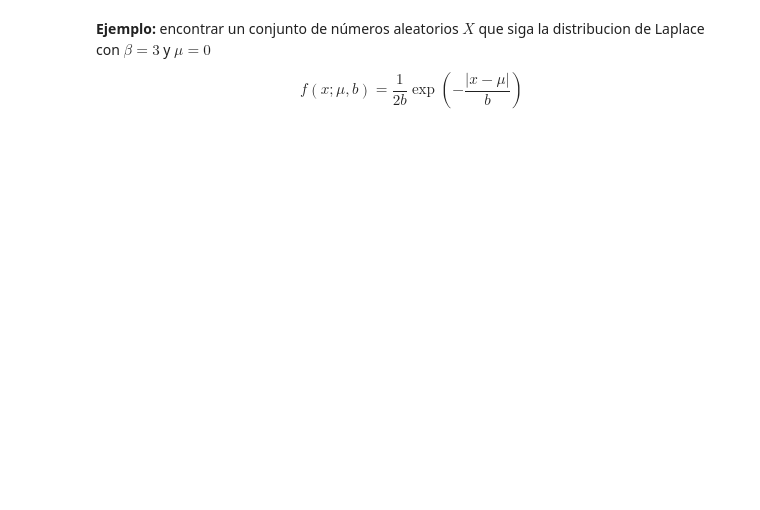
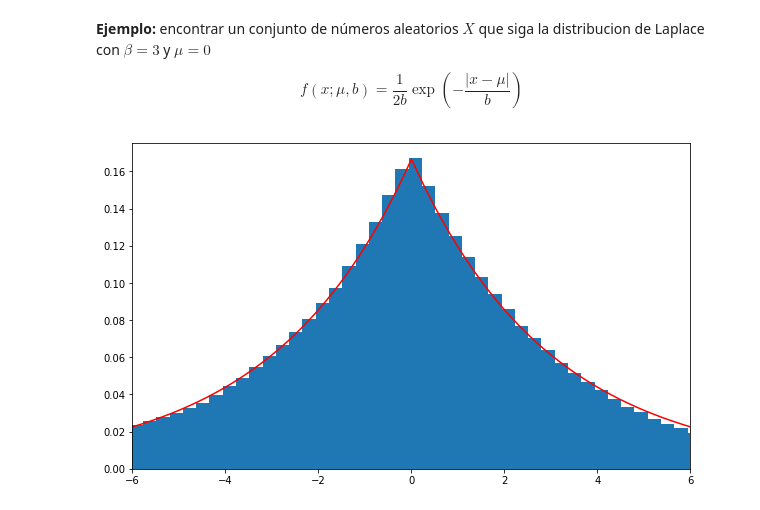
Before and after one commit to diegour1/LabMetodosComputacionales, a Jupyter notebook: Notebooks/07_Markov_y_metropolis.ipynb, the cells around one changed output. Cells and saved outputs as stored; diff of their text form; code cells hidden in the pictures; blank space fills up the shorter version.

```diff
--- a/Notebooks/07_Markov_y_metropolis.ipynb
+++ b/Notebooks/07_Markov_y_metropolis.ipynb
@@ -49,3 +121,13 @@ $$
 
 
 $$ f(x;\mu,b) = \frac{1}{2b} \exp \left( -\frac{|x-\mu|}{b} \right) $$
+# %%
+def distribucion_laplace(x):
+  b = 3
+  mu = 0
+  return np.exp(-abs(x - mu)/b)/(2*b)
+
+samples = metropolis(distribucion_laplace, 1000000)
+graficar_distribucion(samples, distribucion_laplace, 200, -6, 6)
+# %% [output]
+[figure, added]
```
Also changed, not shown: parts of 6 cells of this notebook, 1 other file.
